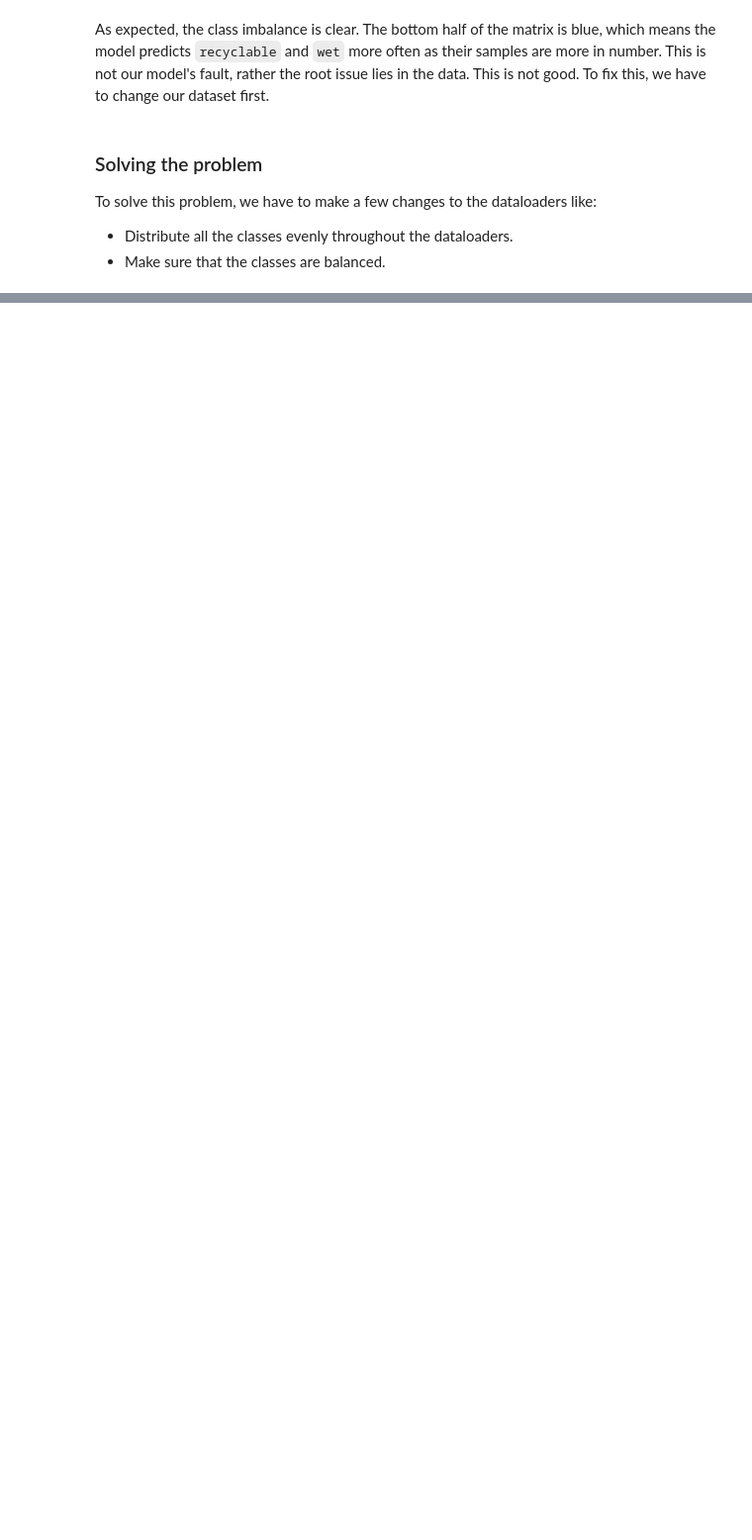
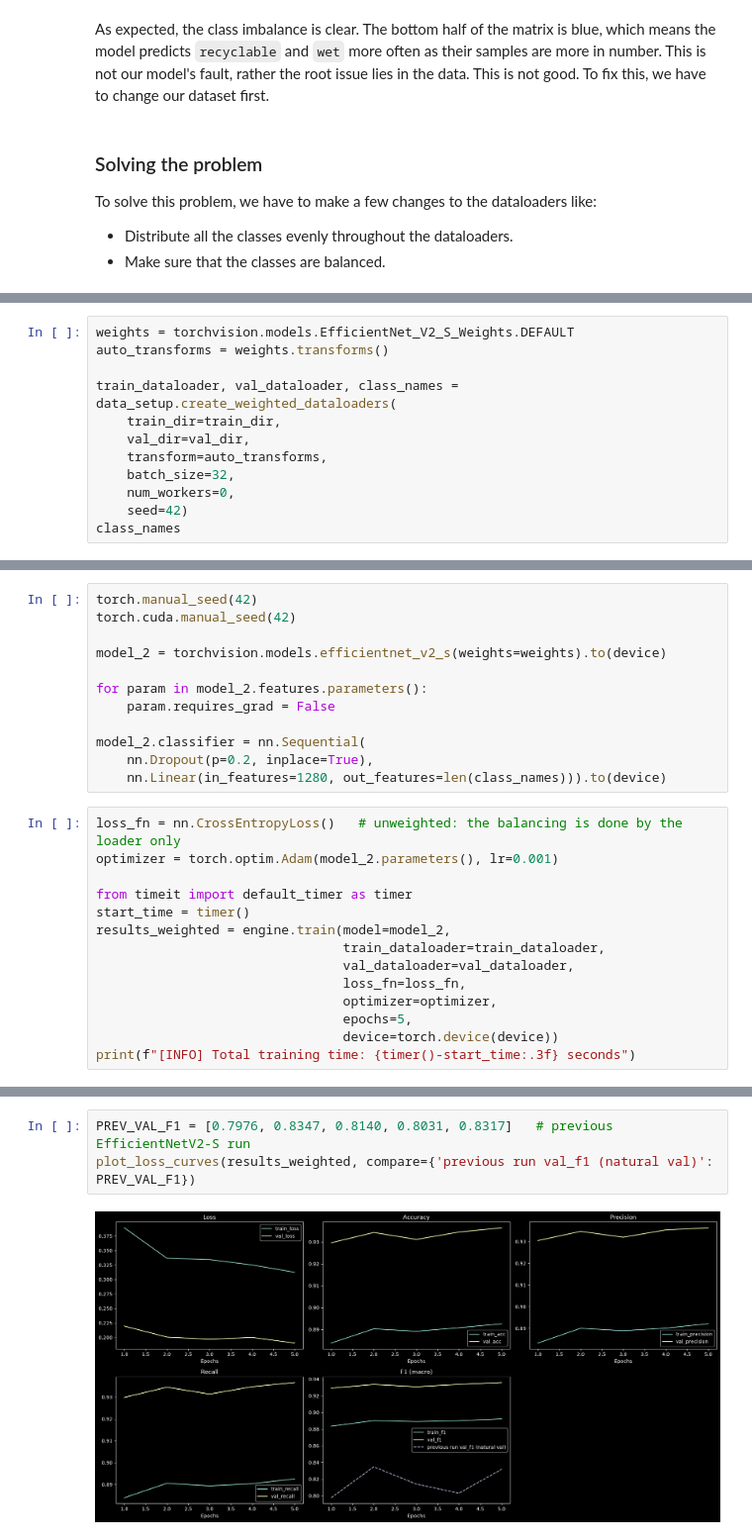
Before and after one commit to DinoKiller0607/EcoSort-AI, a Jupyter notebook: classifier_notebook.ipynb, the cells around one changed output, grey strips where cells are left out. Shown at 99% size. Saved outputs shown, nothing was run; the diff lists cells and outputs as text; blank space fills up the shorter version.

Commit message:
solve imbalanced dataset problem: retrain cnn using weighted dataloaders

```diff
--- a/classifier_notebook.ipynb
+++ b/classifier_notebook.ipynb
@@ -647,0 +659,12 @@ To solve this problem, we have to make a few changes to the dataloaders like:
+# %%
+weights = torchvision.models.EfficientNet_V2_S_Weights.DEFAULT
+auto_transforms = weights.transforms()
+
+train_dataloader, val_dataloader, class_names = data_setup.create_weighted_dataloaders(
+    train_dir=train_dir,
+    val_dir=val_dir,
+    transform=auto_transforms,
+    batch_size=32,
+    num_workers=0,
+    seed=42)
+class_names
@@ -647,0 +688,26 @@ To solve this problem, we have to make a few changes to the dataloaders like:
+# %%
+torch.manual_seed(42)
+torch.cuda.manual_seed(42)
+
+model_2 = torchvision.models.efficientnet_v2_s(weights=weights).to(device)
+
+for param in model_2.features.parameters():
+    param.requires_grad = False
+
+model_2.classifier = nn.Sequential(
+    nn.Dropout(p=0.2, inplace=True),
+    nn.Linear(in_features=1280, out_features=len(class_names))).to(device)
+# %%
+loss_fn = nn.CrossEntropyLoss()   # unweighted: the balancing is done by the loader only
+optimizer = torch.optim.Adam(model_2.parameters(), lr=0.001)
+
+from timeit import default_timer as timer
+start_time = timer()
+results_weighted = engine.train(model=model_2,
+                                train_dataloader=train_dataloader,
+                                val_dataloader=val_dataloader,
+                                loss_fn=loss_fn,
+                                optimizer=optimizer,
+                                epochs=5,
+                                device=torch.device(device))
+print(f"[INFO] Total training time: {timer()-start_time:.3f} seconds")
@@ -647,0 +745,5 @@ To solve this problem, we have to make a few changes to the dataloaders like:
+# %%
+PREV_VAL_F1 = [0.7976, 0.8347, 0.8140, 0.8031, 0.8317]   # previous EfficientNetV2-S run
+plot_loss_curves(results_weighted, compare={'previous run val_f1 (natural val)': PREV_VAL_F1})
+# %% [output]
+[figure, added]
```
Also changed, not shown: parts of 14 cells of this notebook, 3 other files.
